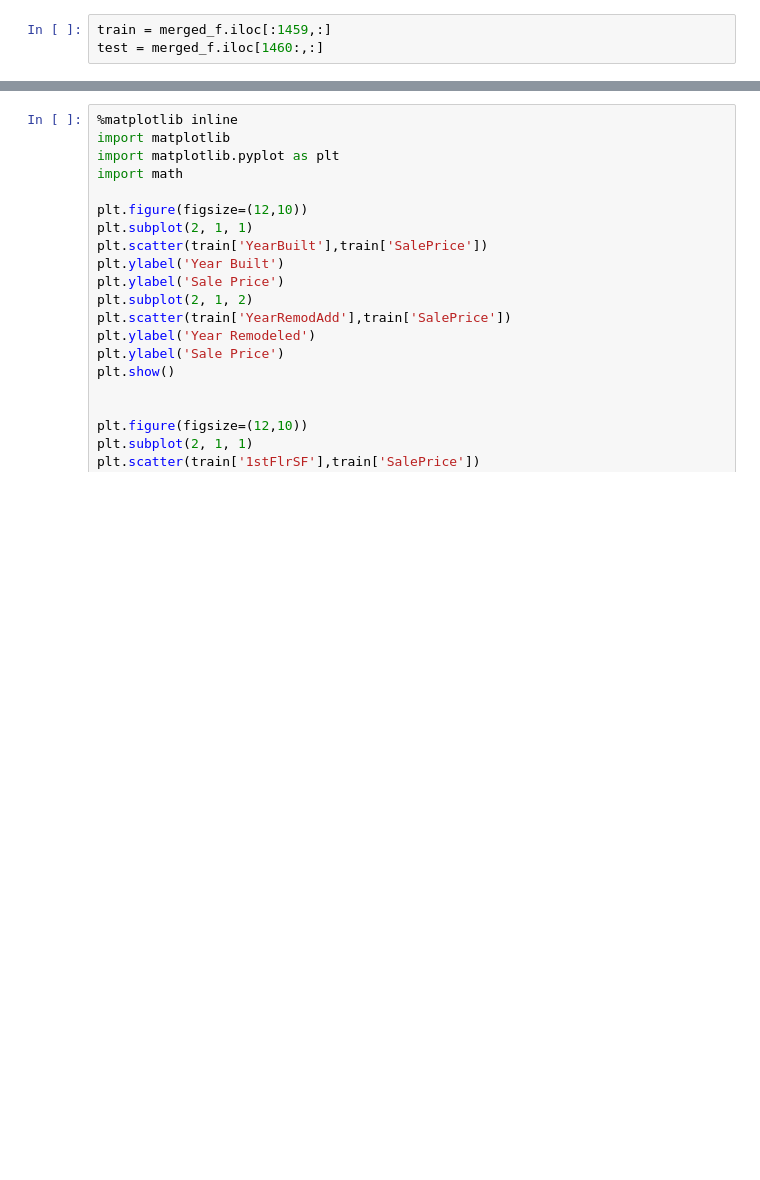
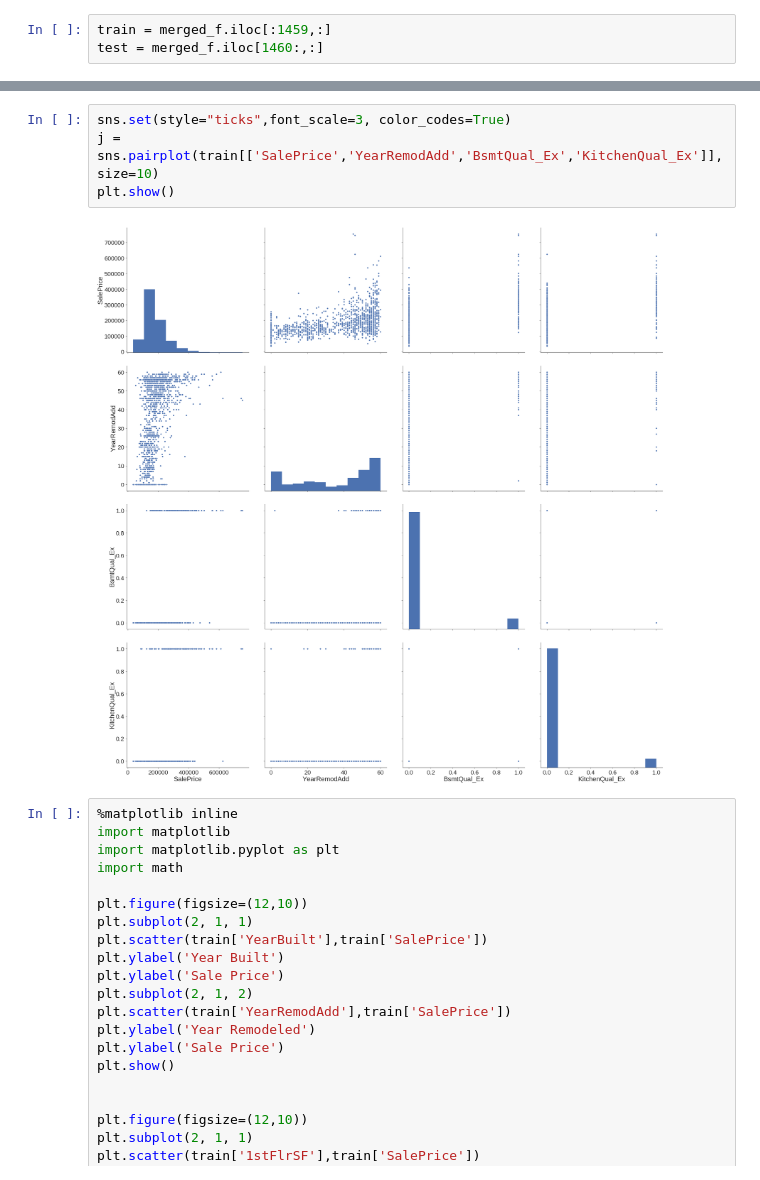
Before and after one commit to bathulas/house-prices, a Jupyter notebook: house_prices.ipynb, the cells around one changed output, grey strips where cells are left out. Drawn from its saved outputs; the diff is of its cells as text; blank space fills up the shorter version.

```diff
--- a/house_prices.ipynb
+++ b/house_prices.ipynb
@@ -145,3 +125,9 @@ correlations[correlations['SalePrice'] >= 0.5 ]
+# %%
+sns.set(style="ticks",font_scale=3, color_codes=True)
+j = sns.pairplot(train[['SalePrice','YearRemodAdd','BsmtQual_Ex','KitchenQual_Ex']],size=10)
+plt.show()
+# %% [output]
+[figure, added]
 # %%
 %matplotlib inline
 import matplotlib
```
Also changed, not shown: parts of 25 cells of this notebook.
